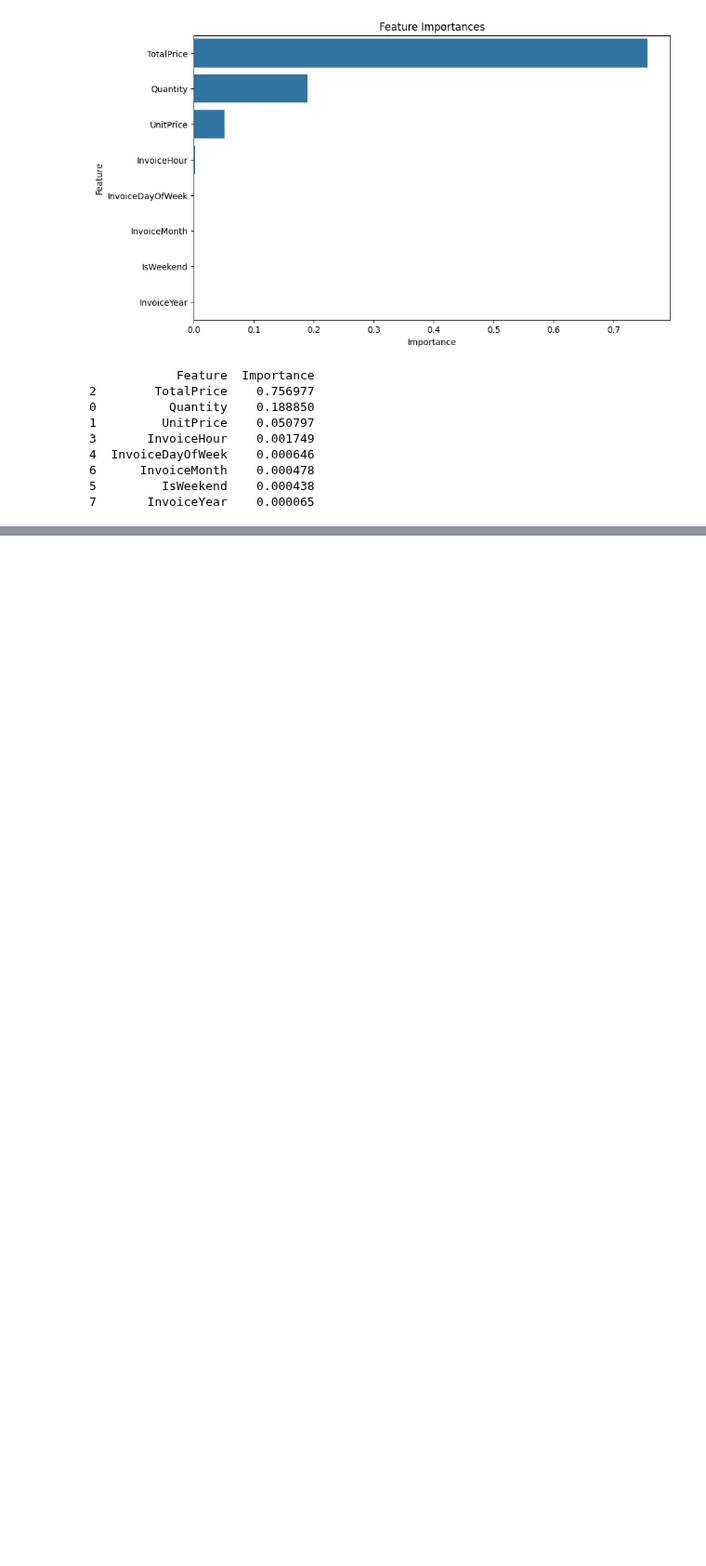
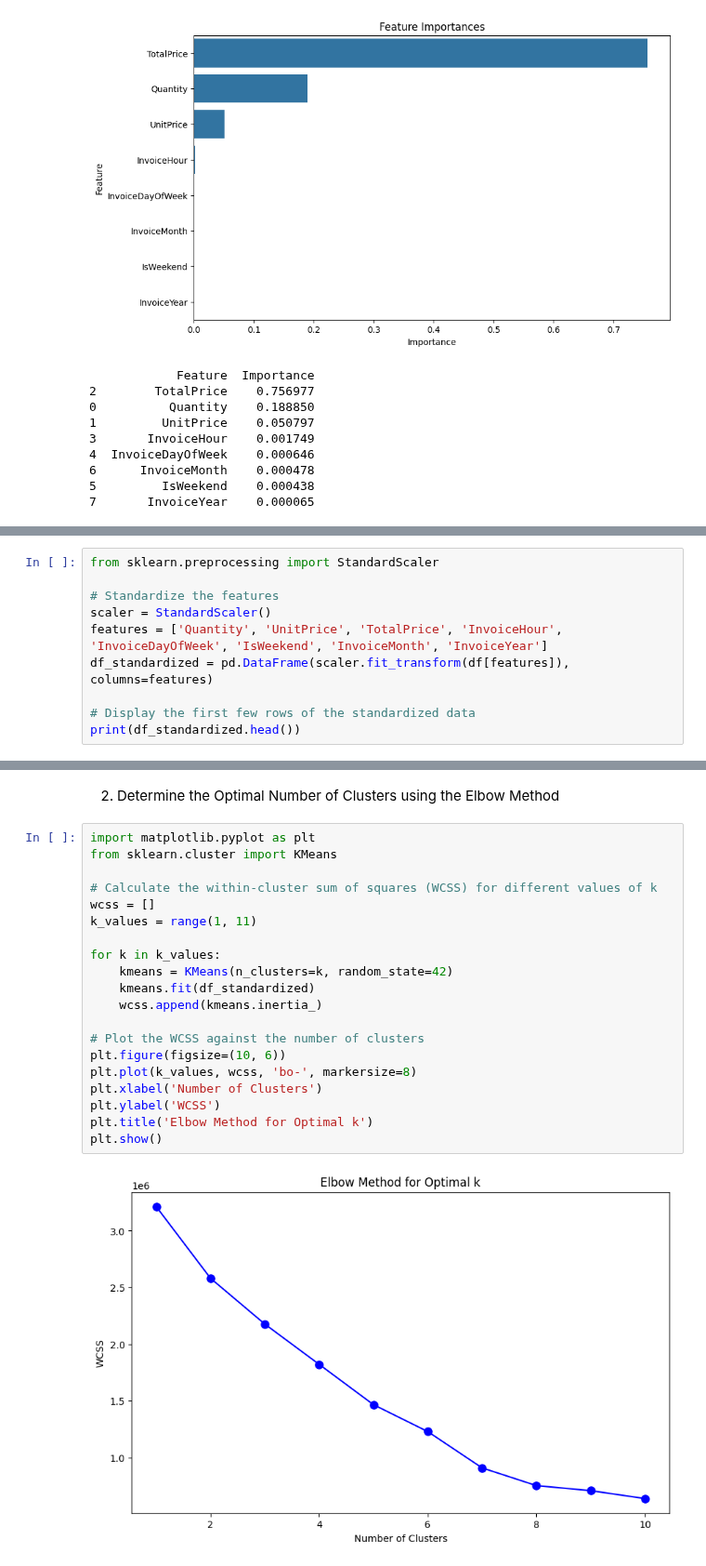
Before and after one commit to Manshi2628/Data-preparation-, a Jupyter notebook: datapreparation.ipynb, the cells around one changed output, grey strips where cells are left out. Shown at 93% size. Cells and saved outputs as stored; diff of their text form; blank space fills up the shorter version.

```diff
--- a/datapreparation.ipynb
+++ b/datapreparation.ipynb
@@ -219,0 +224,10 @@ print(feature_importances)
+# %%
+from sklearn.preprocessing import StandardScaler
+
+# Standardize the features
+scaler = StandardScaler()
+features = ['Quantity', 'UnitPrice', 'TotalPrice', 'InvoiceHour', 'InvoiceDayOfWeek', 'IsWeekend', 'InvoiceMonth', 'InvoiceYear']
+df_standardized = pd.DataFrame(scaler.fit_transform(df[features]), columns=features)
+
+# Display the first few rows of the standardized data
+print(df_standardized.head())
@@ -219,0 +248,24 @@ print(feature_importances)
+# %% [markdown]
+2. Determine the Optimal Number of Clusters using the Elbow Method
+# %%
+import matplotlib.pyplot as plt
+from sklearn.cluster import KMeans
+
+# Calculate the within-cluster sum of squares (WCSS) for different values of k
+wcss = []
+k_values = range(1, 11)
+
+for k in k_values:
+    kmeans = KMeans(n_clusters=k, random_state=42)
+    kmeans.fit(df_standardized)
+    wcss.append(kmeans.inertia_)
+
+# Plot the WCSS against the number of clusters
+plt.figure(figsize=(10, 6))
+plt.plot(k_values, wcss, 'bo-', markersize=8)
+plt.xlabel('Number of Clusters')
+plt.ylabel('WCSS')
+plt.title('Elbow Method for Optimal k')
+plt.show()
+# %% [output]
+[figure, added]
```
Also changed, not shown: parts of 16 cells of this notebook.
